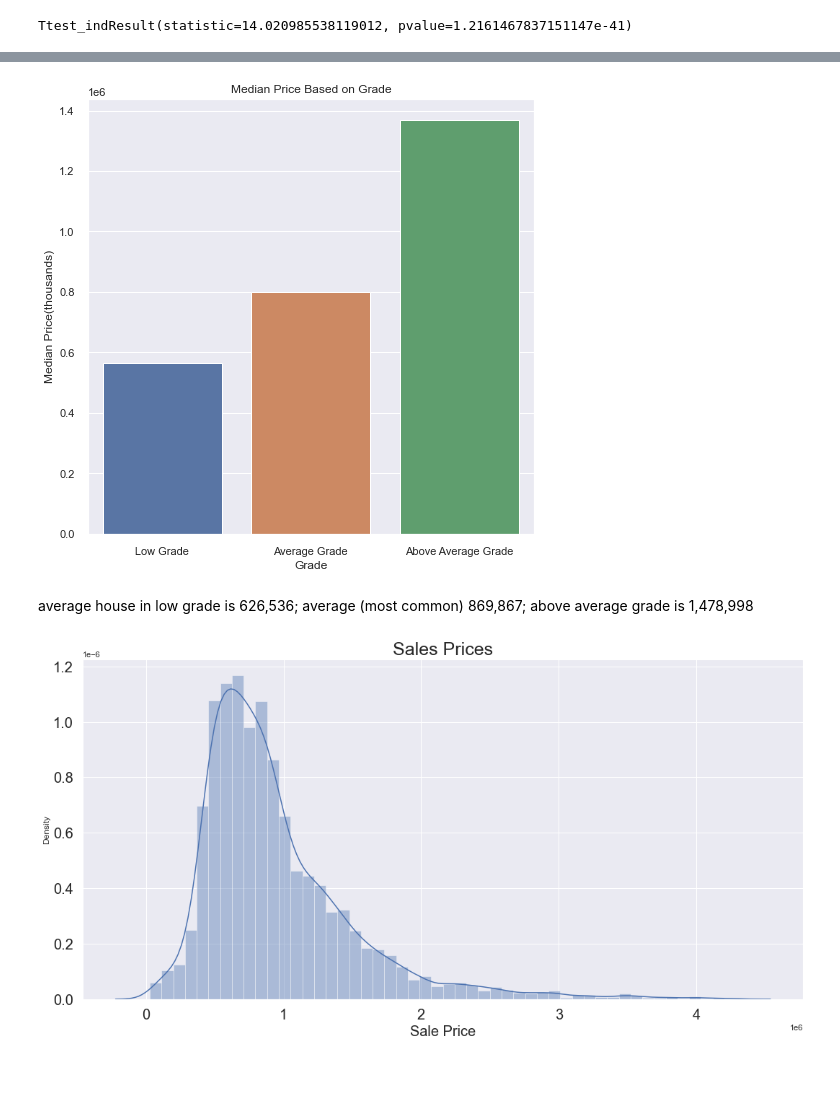
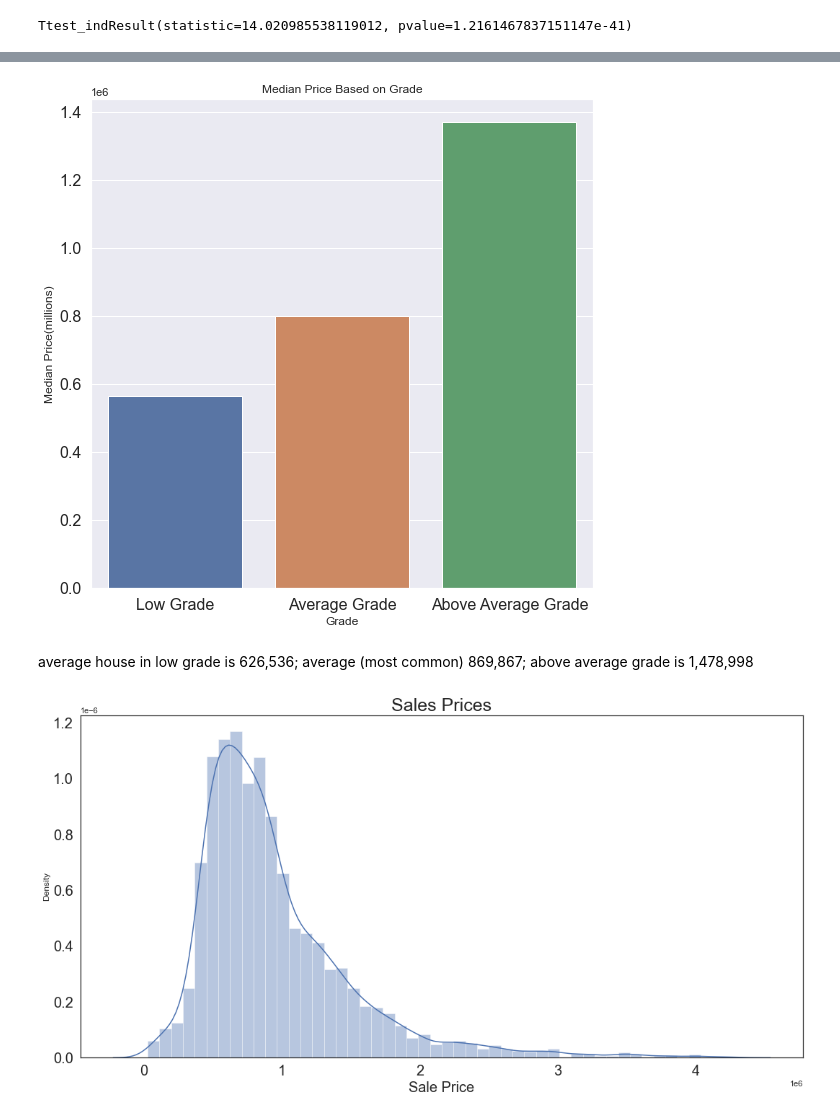
Before and after one commit to hall-nicholas/flatiron-ds-project-2, a Jupyter notebook: code/Dan_consolidated.ipynb, the cells around one changed output, grey strips where cells are left out. Saved outputs shown, nothing was run; the diff lists cells and outputs as text; code cells hidden in the pictures; blank space fills up the shorter version.

```diff
--- a/code/Dan_consolidated.ipynb
+++ b/code/Dan_consolidated.ipynb
@@ -14,8 +14,8 @@ from sklearn.model_selection import train_test_split
 from matplotlib import pyplot as plt
 # , ticker as mticker
 
-plt.style.use('seaborn-notebook')
-
+# plt.style.use('seaborn-notebook')
+sns.set_style("white")
 %matplotlib inline
 # %%
 orig_data = pd.read_csv('../data/kc_house_data.csv', index_col=0).dropna()
@@ -438,11 +459,14 @@ high_median = high_grade['price'].median()
 # %%
 grade_values = [low_median, average_median, high_median]
 grade_keys = ['Low Grade', 'Average Grade', 'Above Average Grade']
-sns.set(rc = {'figure.figsize':(8,8)})
-sns.barplot(x=grade_keys, y=grade_values).set(title='Median Price Based on Grade', xlabel='Grade', ylabel='Median Price(thousands)');
-# plt.ticklabel_format(style='plain', axis='y',useOffset=False)
+sns.set(rc = {'figure.figsize':(9,9)})
+sns.barplot(x=grade_keys, y=grade_values).set(title='Median Price Based on Grade', xlabel='Grade', ylabel='Median Price(millions)');
+plt.ticklabel_format(style='sci', axis='y',useOffset=True)
+plt.xticks(fontsize = 16)
+plt.yticks(fontsize = 16)
+sns.set_style("white")
 # %% [output]
-[figure, old version]
+[figure, new version]
 # %% [markdown]
 average house in low grade is 626,536; average (most common) 869,867; above average grade is 1,478,998
 # %%
@@ -453,7 +477,7 @@ ax.tick_params(axis='both', labelsize=20)
 plt.xlabel('Sale Price', fontsize = 20)
 plt.tight_layout()
 # %% [output]
-[figure, old version]
+[figure, new version]
 # %%
 fig, ax = plt.subplots(figsize=(15,8))
 plt.title('sq.rt price', fontsize = 25)
```
Also changed, not shown: parts of 17 cells of this notebook.
